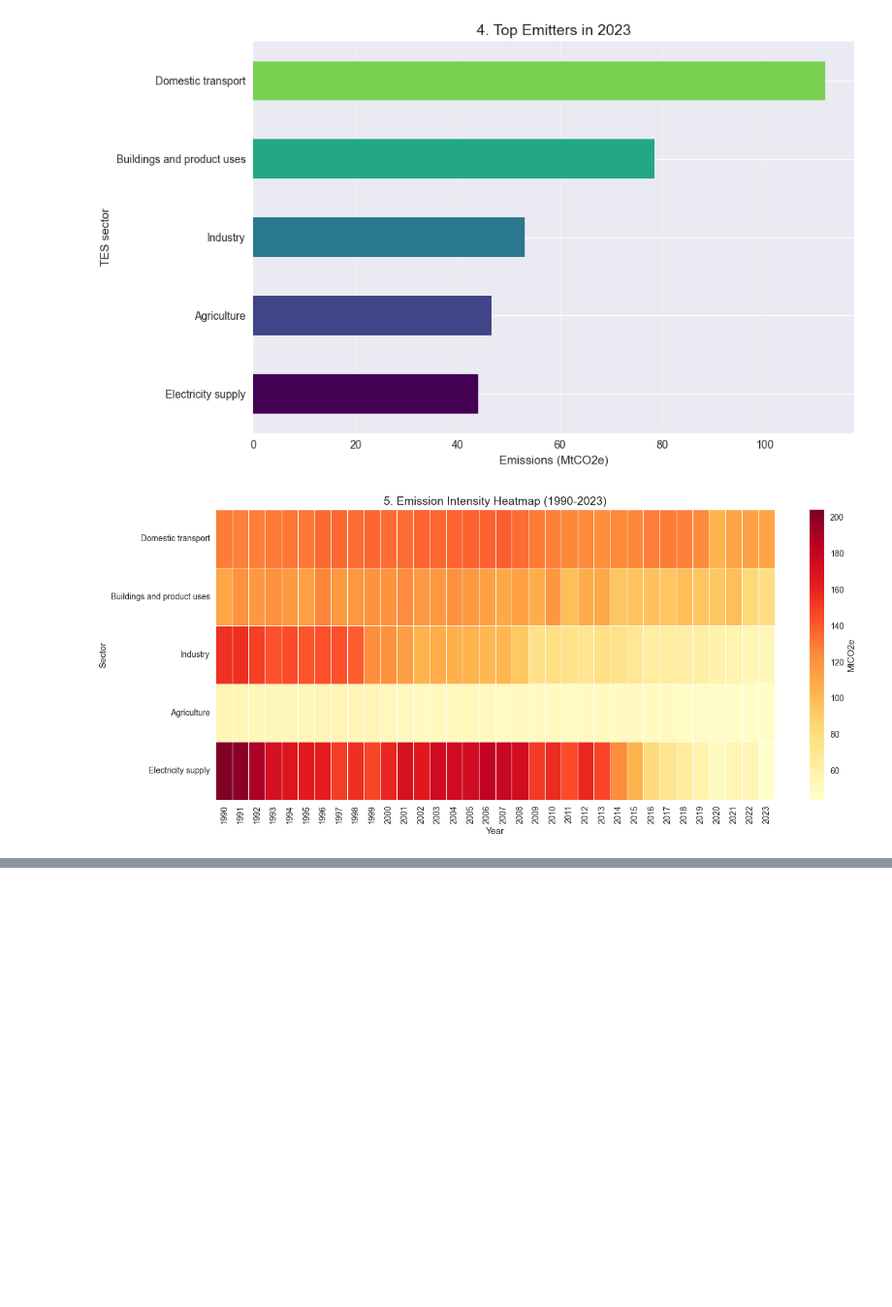
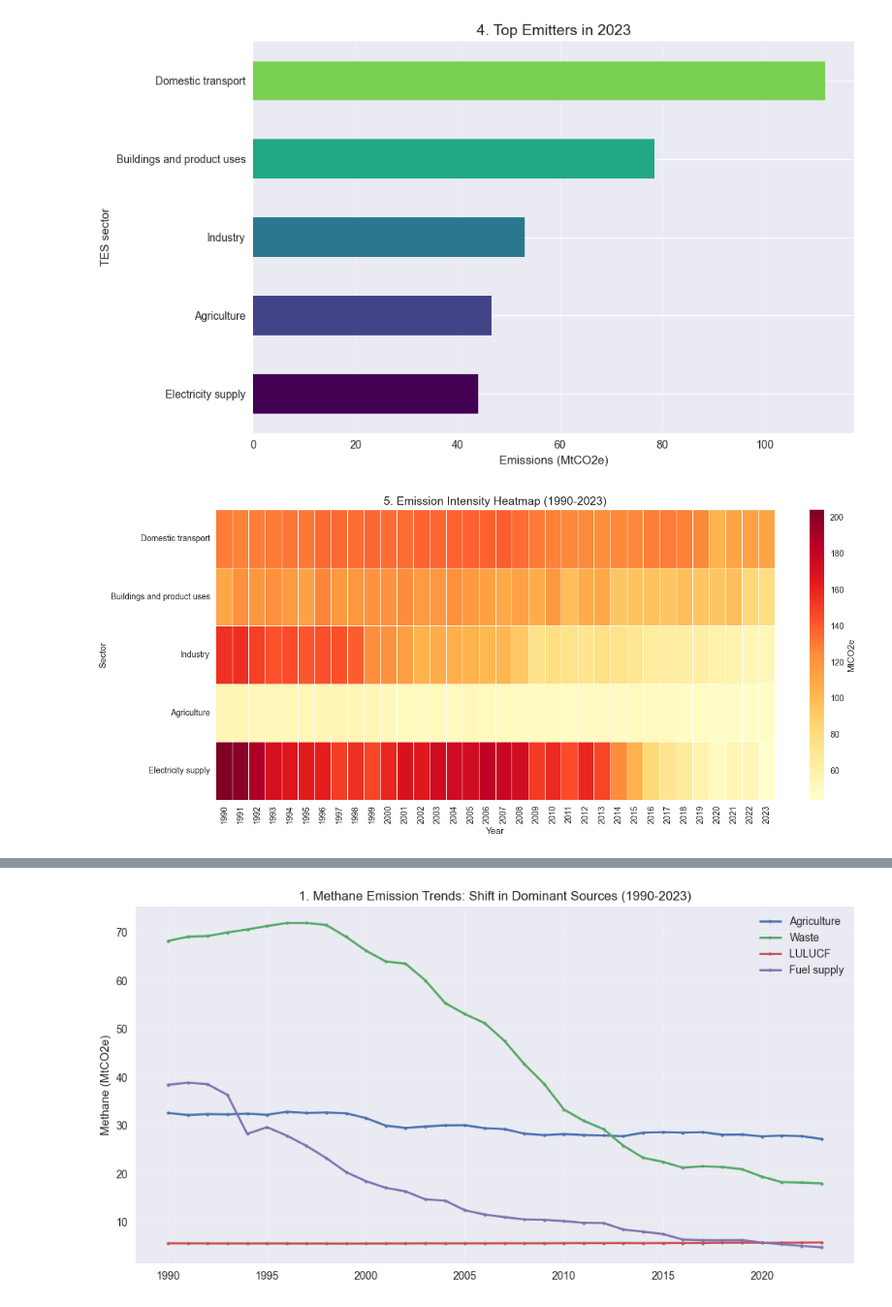
Before and after one commit to Shreyasrs23/UK-Carbon-Emissions-Data-Mining-Project, a Jupyter notebook: Data_Exploration.ipynb, the cells around one changed output, grey strips where cells are left out. Shown at 97% size. Cells and saved outputs as stored; diff of their text form; code cells hidden in the pictures; blank space fills up the shorter version.

Commit message:
Adding updated working dashboard with visulizations of table 1.3, 1.4 and 1.5

```diff
--- a/Data_Exploration.ipynb
+++ b/Data_Exploration.ipynb
@@ -539,0 +676,85 @@ Analyzing 5 sectors from 1990 to 2023...
+# %%
+import pandas as pd
+import matplotlib.pyplot as plt
+import seaborn as sns
+import numpy as np
+
+# ==========================================
+# 1. LOAD & CLEAN TABLE 1.4 (METHANE)
+# ==========================================
+file_path = 'final-greenhouse-gas-emissions-tables-2023.xlsx'
+df_ch4 = pd.read_excel(file_path, sheet_name='1.4', header=5)
+
+# Clean column names
+df_ch4.columns = [c if isinstance(c, int) else str(c).strip() for c in df_ch4.columns]
+
+# Filter for Main Sectors (Ends in ' total', exclude Grand total)
+mask = (df_ch4['TES sector'].str.endswith(' total', na=False)) & \
+       (df_ch4['TES sector'] != 'Grand total')
+df_clean = df_ch4[mask].copy()
+
+# Clean Index Names
+df_clean['TES sector'] = df_clean['TES sector'].str.replace(' total', '')
+df_clean.set_index('TES sector', inplace=True)
+
+# Fix Year Columns
+year_cols = [c for c in df_clean.columns if str(c).replace('.', '').isdigit()]
+df_ts = df_clean[year_cols].apply(pd.to_numeric, errors='coerce')
+df_ts.columns = df_ts.columns.astype(int)
+
+print("Methane (CH4) Data Loaded.")
+print(f"Sectors: {df_ts.index.tolist()}")
+
+# ==========================================
+# 2. VISUALIZATIONS FOR TABLE 1.4
+# ==========================================
+start_year, end_year = 1990, 2023
+
+# VIS 1: Trend Comparison (Top Sectors)
+# Highlights the massive drop in Waste emissions vs steady Agriculture
+plt.figure(figsize=(12, 6))
+top_sectors = df_ts[end_year].sort_values(ascending=False).head(4).index
+for sector in top_sectors:
+    plt.plot(df_ts.columns, df_ts.loc[sector], marker='o', markersize=3, linewidth=2, label=sector)
+
+plt.title(f'1. Methane Emission Trends: Shift in Dominant Sources ({start_year}-{end_year})')
+plt.ylabel('Methane (MtCO2e)')
+plt.legend()
+plt.grid(True, alpha=0.3)
+plt.show()
+
+# VIS 2: Stacked Area (Composition)
+plt.figure(figsize=(12, 6))
+plt.stackplot(df_ts.columns, df_ts.values, labels=df_ts.index, alpha=0.85, cmap='tab20c')
+plt.title('2. Composition of Methane Emissions')
+plt.ylabel('Methane (MtCO2e)')
+plt.legend(loc='upper right')
+plt.margins(0,0)
+plt.show()
+
+# VIS 3: Diverging Bar Chart (The "Cleanup" Effect)
+# Shows how much Waste management contributed to reductions compared to others
+change = df_ts[end_year] - df_ts[start_year]
+change = change.sort_values()
+colors = ['#2ca02c' if x < 0 else '#d62728' for x in change.values]
+
+plt.figure(figsize=(10, 6))
+plt.barh(change.index, change.values, color=colors)
+plt.axvline(0, color='black', linewidth=1)
+plt.title(f'3. Absolute Change in Methane ({start_year} vs {end_year})')
+plt.xlabel('Change in MtCO2e')
+plt.grid(axis='x', alpha=0.3)
+plt.show()
+
+# VIS 4: Normalized Trends (Index 1990=100)
+df_norm = df_ts.div(df_ts.iloc[:, 0], axis=0) * 100
+plt.figure(figsize=(10, 6))
+for sector in df_norm.index:
+    plt.plot(df_norm.columns, df_norm.loc[sector], linewidth=2, label=sector)
+plt.axhline(100, color='black', linestyle='--')
+plt.title('4. Rate of Methane Reduction (1990 Baseline)')
+plt.ylabel('% of 1990 Levels')
+plt.legend(bbox_to_anchor=(1.05, 1), loc='upper left')
+plt.grid(True, alpha=0.3)
+plt.show()
+# %% [output]
@@ -539,0 +763 @@ Analyzing 5 sectors from 1990 to 2023...
+[figure, added]
```
Also changed, not shown: parts of 5 cells of this notebook, 1 other file.
